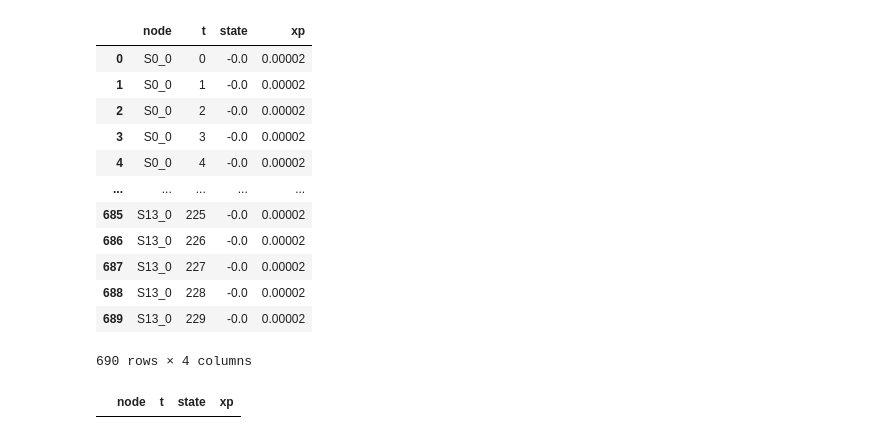
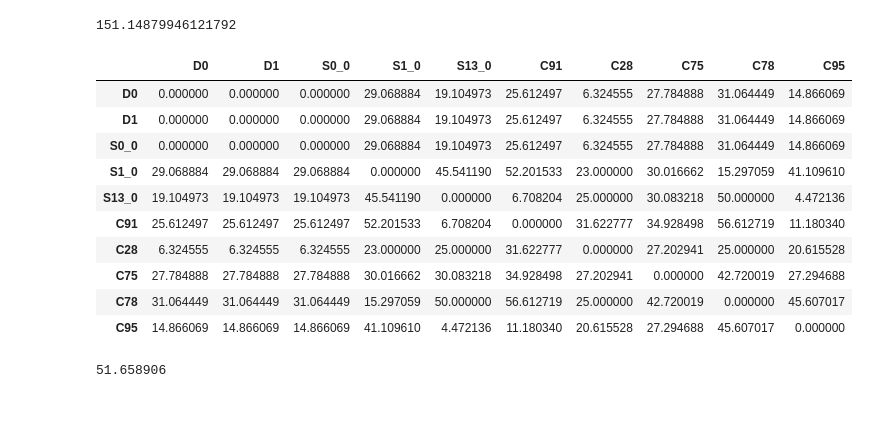
Before and after one commit to rariss/E-VRP-TW-V2G, a Jupyter notebook: evrp/e-vrp-tw.ipynb, the cells around one changed output. Drawn from its saved outputs; the diff is of its cells as text; code cells hidden in the pictures; blank space fills up the shorter version.

```diff
--- a/evrp/e-vrp-tw.ipynb
+++ b/evrp/e-vrp-tw.ipynb
@@ -129,23 +134,27 @@ x = merge_variable_results(m, var_list)
-# %%
-x
-# %% [output]
-|  | node | t | state | xp |
-| 0 | S0_0 | 0 | -0.0 | 0.00002 |
-| 1 | S0_0 | 1 | -0.0 | 0.00002 |
-| 2 | S0_0 | 2 | -0.0 | 0.00002 |
-| 3 | S0_0 | 3 | -0.0 | 0.00002 |
-| 4 | S0_0 | 4 | -0.0 | 0.00002 |
-| ... | ... | ... | ... | ... |
-| 685 | S13_0 | 225 | -0.0 | 0.00002 |
-| 686 | S13_0 | 226 | -0.0 | 0.00002 |
-| 687 | S13_0 | 227 | -0.0 | 0.00002 |
-| 688 | S13_0 | 228 | -0.0 | 0.00002 |
-| 689 | S13_0 | 229 | -0.0 | 0.00002 |
-690 rows × 4 columns
-# %%
-x[x['state']>0].sort_values(['xp'])
-# %% [output]
-|  | node | t | state | xp |
+# %%
+test = x[x['state']>1e-4].sort_values(['xw'])
+route = zip(test['from'], test['to'])
+sum([m.data['d'].loc[fr, to] for fr, to in route])
+# %% [output]
+151.14879946121792
+# %%
+m.data['d']
+# %% [output]
+|  | D0 | D1 | S0_0 | S1_0 | S13_0 | C91 | C28 | C75 | C78 | C95 |
+| D0 | 0.000000 | 0.000000 | 0.000000 | 29.068884 | 19.104973 | 25.612497 | 6.324555 | 27.784888 | 31.064449 | 14.866069 |
+| D1 | 0.000000 | 0.000000 | 0.000000 | 29.068884 | 19.104973 | 25.612497 | 6.324555 | 27.784888 | 31.064449 | 14.866069 |
+| S0_0 | 0.000000 | 0.000000 | 0.000000 | 29.068884 | 19.104973 | 25.612497 | 6.324555 | 27.784888 | 31.064449 | 14.866069 |
+| S1_0 | 29.068884 | 29.068884 | 29.068884 | 0.000000 | 45.541190 | 52.201533 | 23.000000 | 30.016662 | 15.297059 | 41.109610 |
+| S13_0 | 19.104973 | 19.104973 | 19.104973 | 45.541190 | 0.000000 | 6.708204 | 25.000000 | 30.083218 | 50.000000 | 4.472136 |
+| C91 | 25.612497 | 25.612497 | 25.612497 | 52.201533 | 6.708204 | 0.000000 | 31.622777 | 34.928498 | 56.612719 | 11.180340 |
+| C28 | 6.324555 | 6.324555 | 6.324555 | 23.000000 | 25.000000 | 31.622777 | 0.000000 | 27.202941 | 25.000000 | 20.615528 |
+| C75 | 27.784888 | 27.784888 | 27.784888 | 30.016662 | 30.083218 | 34.928498 | 27.202941 | 0.000000 | 42.720019 | 27.294688 |
+| C78 | 31.064449 | 31.064449 | 31.064449 | 15.297059 | 50.000000 | 56.612719 | 25.000000 | 42.720019 | 0.000000 | 45.607017 |
+| C95 | 14.866069 | 14.866069 | 14.866069 | 41.109610 | 4.472136 | 11.180340 | 20.615528 | 27.294688 | 45.607017 | 0.000000 |
+# %%
+25.612497+11.180340+14.866069
+# %% [output]
+51.658906
 # %%
 e, e_flat = create_optimal_edges(m, x=x, graph='V_')
 # %%
```
Also changed, not shown: parts of 13 cells of this notebook, 3 other files.
